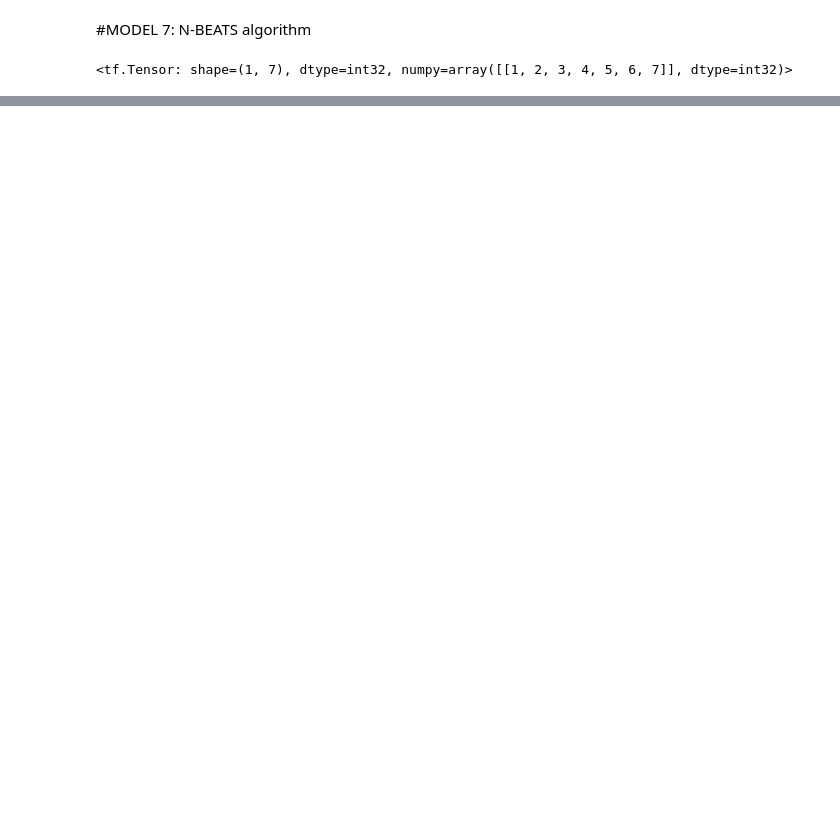
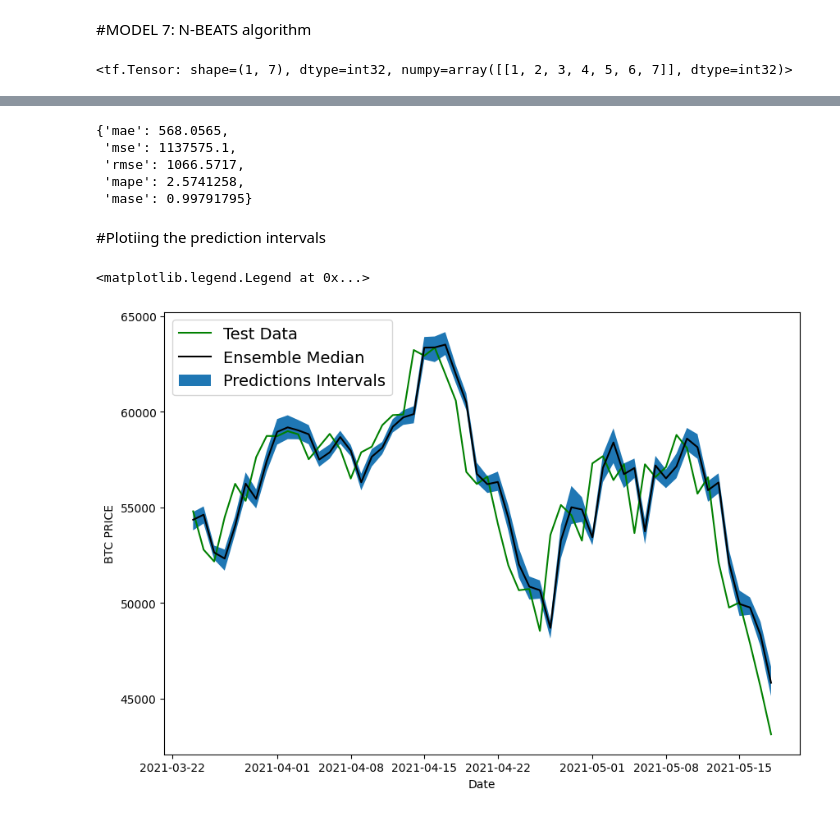
Before and after one commit to Elmir22/Data-science-ML-models-, a Jupyter notebook: 10_time_series_forecasting_in_tensorflow.ipynb, the cells around one changed output, grey strips where cells are left out. Drawn from its saved outputs; the diff is of its cells as text; code cells hidden in the pictures; blank space fills up the shorter version.

```diff
--- a/10_time_series_forecasting_in_tensorflow.ipynb
+++ b/10_time_series_forecasting_in_tensorflow.ipynb
@@ -944,0 +1227,11 @@ dummy_inputs
+# %%
+def make_ensemble_preds(ensemble_models, data):
+  ensemble_preds = []
+  for model in ensemble_models:
+    preds = model.predict(data)
+    ensemble_preds.append(preds)
+  return tf.constant(tf.squeeze(ensemble_preds))
+# %%
+ensemble_preds = make_ensemble_preds(ensemble_models=ensemble_models,
+                                     data=test_dataset)
+ensemble_preds[:10]
@@ -944,0 +1270,48 @@ dummy_inputs
+# %%
+#evaluate ensemble  model(s) predictions
+ensemble_results = evaluate_preds(y_true=y_test,
+                                      y_pred=np.median(ensemble_preds, axis=0)) #take the median across all ensemble
+ensemble_results
+# %% [output]
+{'mae': 568.0565,
+ 'mse': 1137575.1,
+ 'rmse': 1066.5717,
+ 'mape': 2.5741258,
+ 'mase': 0.99791795}
+# %% [markdown]
+#Plotiing the prediction intervals
+# %%
+def get_upper_lower(preds): # 1. take the predictions of multiple eandomly initialized deep learning neural networks
+
+  #2. Measure the standard deviation of the predictions
+  std = tf.math.reduce_std(preds, axis=0)
+
+  #3. Multiple the standard deviation by 1.96
+  interval = 1.96 * std
+
+  #4. Get the prediction interval upper and lower bounds
+  preds_mean = tf.reduce_mean(preds, axis=0)
+  lower, upper = preds_mean - interval, preds_mean + interval
+  return lower, upper
+
+#get the upper and lower bounds of the 95%
+lower, upper = get_upper_lower(preds=ensemble_preds)
+# %%
+# get the median values of our ensemble preds
+ensemble_median = np.median(ensemble_preds, axis=0)
+
+#plot the median of our ensemble preds along with the prediction intervals (where the predictions fall between)
+offset = 500
+plt.figure(figsize=(10,7))
+plt.plot(X_test.index[offset:], y_test[offset:], "g", label="Test Data")
+plt.plot(X_test.index[offset:], ensemble_median[offset:], "k-", label="Ensemble Median")
+plt.xlabel("Date")
+plt.ylabel("BTC PRICE")
+plt.fill_between(X_test.index[offset:],
+                 (lower)[offset:],
+                 (upper)[offset:],
+                 label = "Predictions Intervals")
+plt.legend(loc="upper left", fontsize=14)
+# %% [output]
+<matplotlib.legend.Legend at 0x...>
+[figure, added]
```
Also changed, not shown: parts of 45 cells of this notebook.
